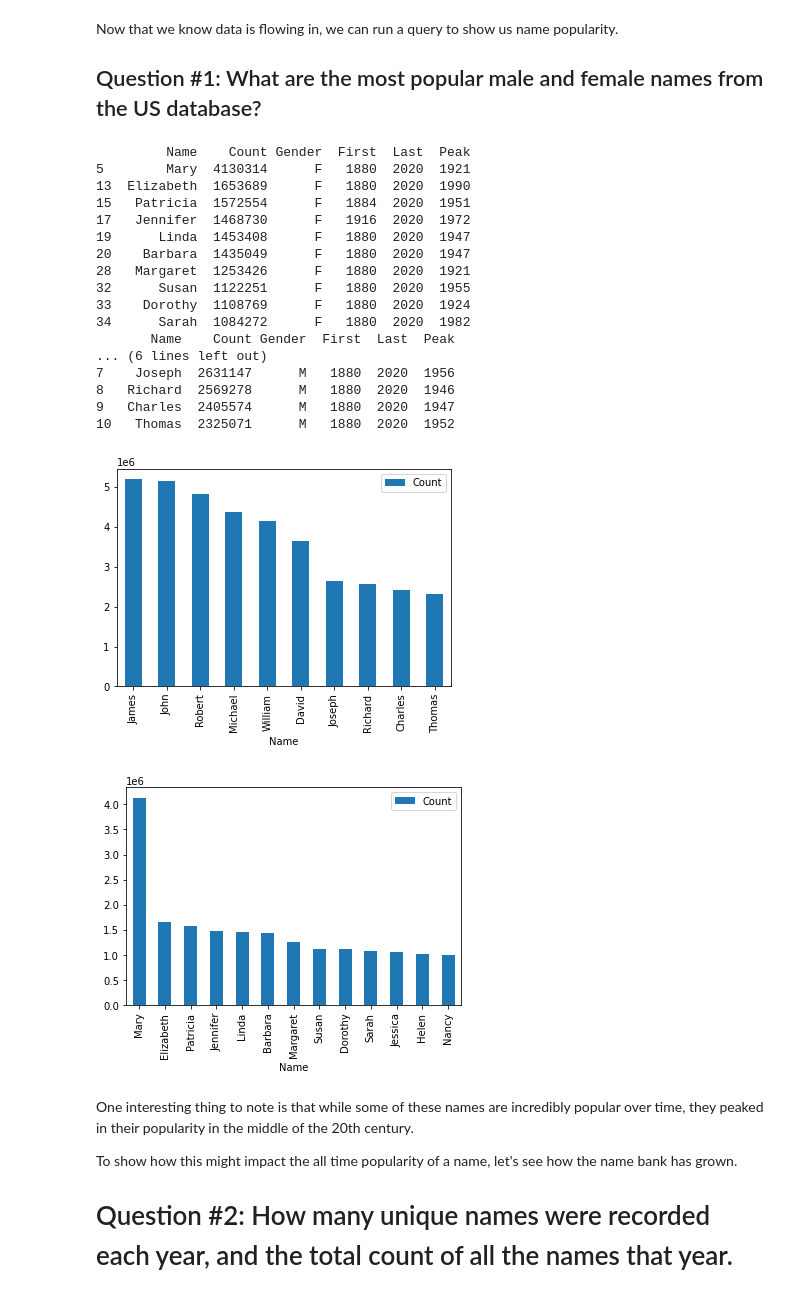
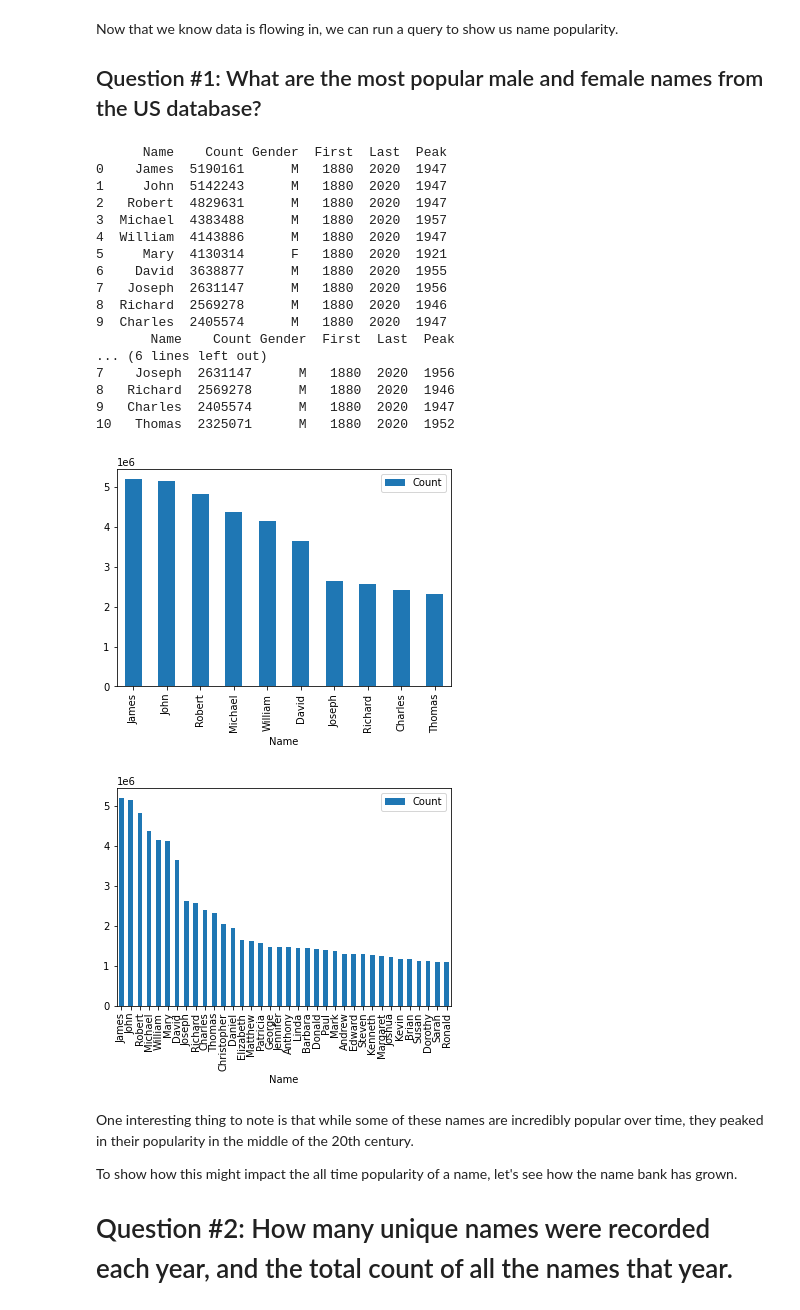
Before and after one commit to timputt/HCI584-Putt-Project-Name-Research, a Jupyter notebook: main.ipynb, the cells around one changed output. Cells and saved outputs as stored; diff of their text form; code cells hidden in the pictures.

```diff
--- a/main.ipynb
+++ b/main.ipynb
@@ -35,43 +35,44 @@ Now that we know data is flowing in, we can run a query to show us name populari
 # %%
 df_name_stats.sort_values(by="Count", inplace=True, ascending=False) # sort internally by Count, descending
 df_name_stats.reset_index(drop=True, inplace=True) # re-index
 
 df = df_name_stats.loc[0:100] # pull out top 100 (by Count)
 
 df_female = df[df_name_stats["Gender"] == "F"]  #creates a view that only shows female list
 df_male = df[df_name_stats["Gender"] == "M"]  #creates a view that only shows male list
 print(df_female.head(10))
 print(df_male.head(10))
 
+
 #Creates the bar chart to show name and count for male
 df_male = df_male.loc[0:10]
 df_male.plot.bar(x="Name", y="Count", rot=90) # rotate labels
 plt.show()
 
 #Creates the bar chart to show name and count for female
-df_female = df_female.loc[0:40]
+df_female = df_female.loc[0:35] #used 35 because male and females are in the rows
 df_female.plot.bar(x="Name", y="Count", rot=90) # rotate labels
 plt.show(); #Adding a semicolon to suppress any other code warnings.
 # %% [output]
-         Name    Count Gender  First  Last  Peak
-5        Mary  4130314      F   1880  2020  1921
-13  Elizabeth  1653689      F   1880  2020  1990
-15   Patricia  1572554      F   1884  2020  1951
-17   Jennifer  1468730      F   1916  2020  1972
-19      Linda  1453408      F   1880  2020  1947
-20    Barbara  1435049      F   1880  2020  1947
-28   Margaret  1253426      F   1880  2020  1921
-32      Susan  1122251      F   1880  2020  1955
-33    Dorothy  1108769      F   1880  2020  1924
-34      Sarah  1084272      F   1880  2020  1982
+      Name    Count Gender  First  Last  Peak
+0    James  5190161      M   1880  2020  1947
+1     John  5142243      M   1880  2020  1947
+2   Robert  4829631      M   1880  2020  1947
+3  Michael  4383488      M   1880  2020  1957
+4  William  4143886      M   1880  2020  1947
+5     Mary  4130314      F   1880  2020  1921
+6    David  3638877      M   1880  2020  1955
+7   Joseph  2631147      M   1880  2020  1956
+8  Richard  2569278      M   1880  2020  1946
+9  Charles  2405574      M   1880  2020  1947
        Name    Count Gender  First  Last  Peak
 ... (6 lines left out)
 7    Joseph  2631147      M   1880  2020  1956
 8   Richard  2569278      M   1880  2020  1946
 9   Charles  2405574      M   1880  2020  1947
 10   Thomas  2325071      M   1880  2020  1952
 [figure]
-[figure, old version]
+[figure, new version]
 # %% [markdown]
 One interesting thing to note is that while some of these names are incredibly popular over time, they peaked in their popularity in the middle of the 20th century.
 
```
Also changed, not shown: parts of 3 cells of this notebook, 6 other files.
